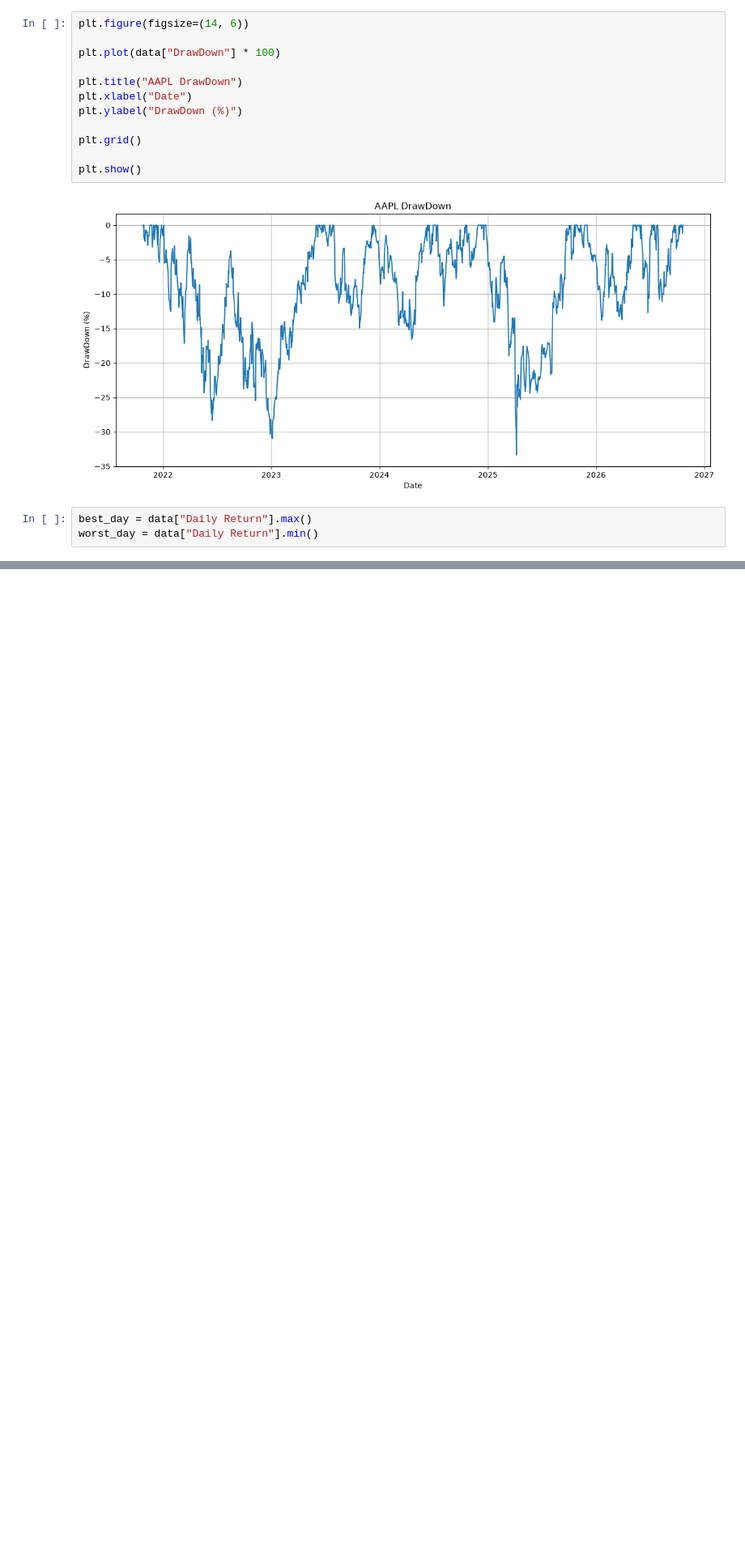
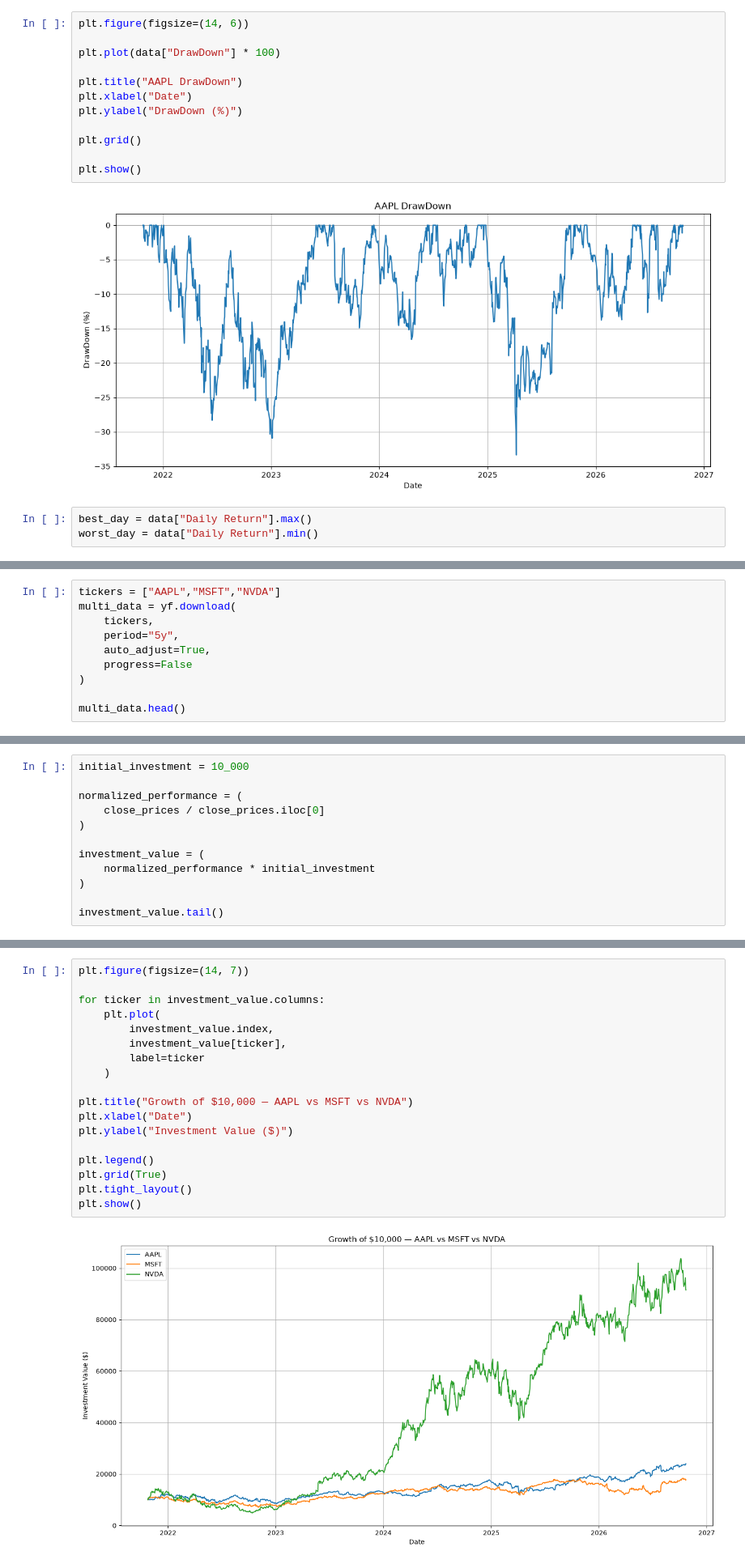
Before and after one commit to deepanshusaxena315/stock-financial-analysis, a Jupyter notebook: notebooks/stock_analysis.ipynb, the cells around one changed output, grey strips where cells are left out. Shown at 81% size. Drawn from its saved outputs; the diff is of its cells as text; blank space fills up the shorter version.

Commit message:
Complete multi-stock financial analysis

```diff
--- a/notebooks/stock_analysis.ipynb
+++ b/notebooks/stock_analysis.ipynb
@@ -311,0 +318,10 @@ summary_df
+# %%
+tickers = ["AAPL","MSFT","NVDA"]
+multi_data = yf.download(
+    tickers,
+    period="5y",
+    auto_adjust=True,
+    progress=False
+)
+
+multi_data.head()
@@ -311,0 +386,12 @@ summary_df
+# %%
+initial_investment = 10_000
+
+normalized_performance = (
+    close_prices / close_prices.iloc[0]
+)
+
+investment_value = (
+    normalized_performance * initial_investment
+)
+
+investment_value.tail()
@@ -311,0 +406,20 @@ summary_df
+# %%
+plt.figure(figsize=(14, 7))
+
+for ticker in investment_value.columns:
+    plt.plot(
+        investment_value.index,
+        investment_value[ticker],
+        label=ticker
+    )
+
+plt.title("Growth of $10,000 — AAPL vs MSFT vs NVDA")
+plt.xlabel("Date")
+plt.ylabel("Investment Value ($)")
+
+plt.legend()
+plt.grid(True)
+plt.tight_layout()
+plt.show()
+# %% [output]
+[figure, added]
```
Also changed, not shown: parts of 29 cells of this notebook, 1 other file.
